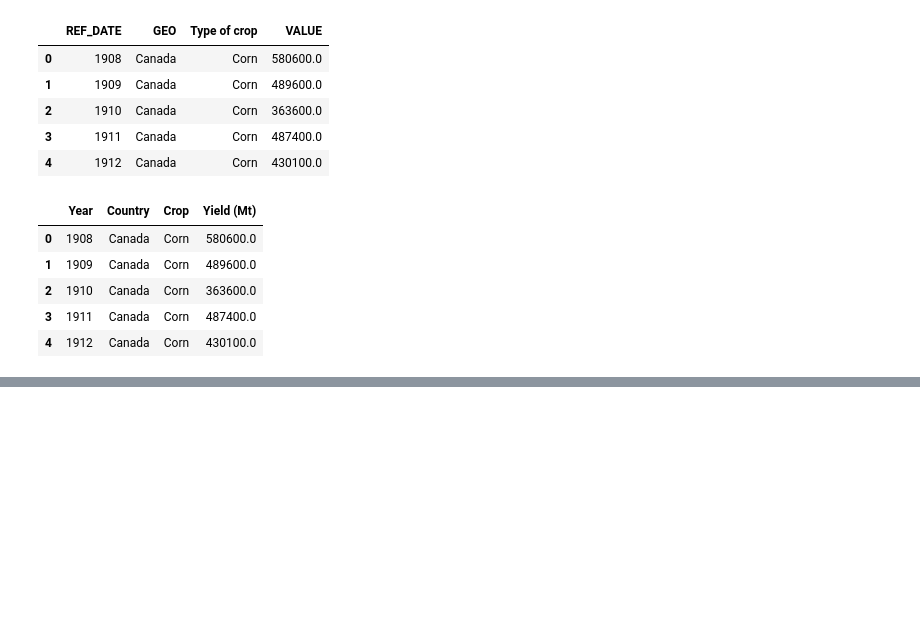
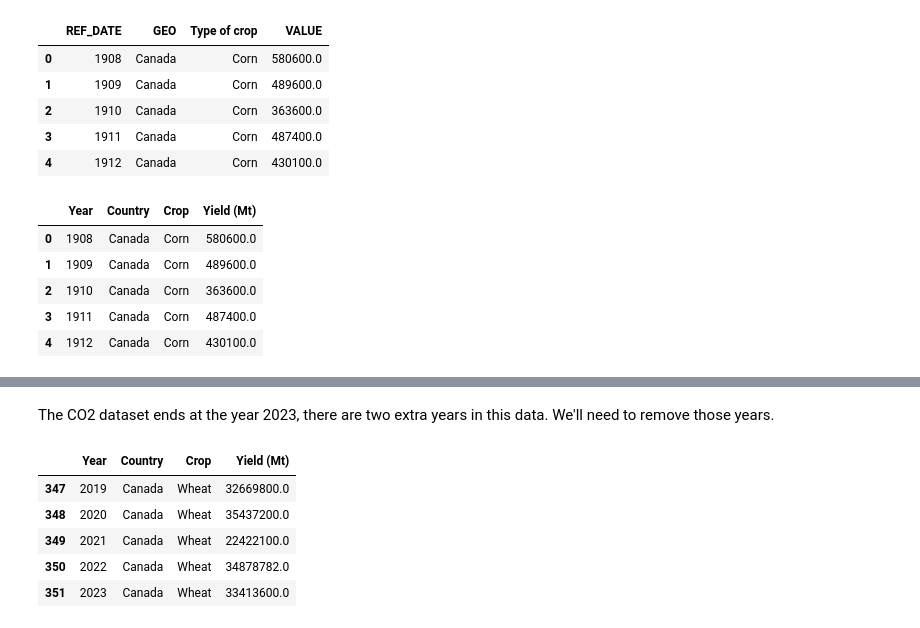
Before and after one commit to nickbartram/climate_agriculture_impact, a Jupyter notebook: crop_data.ipynb, the cells around one changed output, grey strips where cells are left out. Saved outputs shown, nothing was run; the diff lists cells and outputs as text; code cells hidden in the pictures; blank space fills up the shorter version.

```diff
--- a/crop_data.ipynb
+++ b/crop_data.ipynb
@@ -137,0 +155,14 @@ canada_crops_df.head()
+# %% [markdown]
+The CO2 dataset ends at the year 2023, there are two extra years in this data. We'll need to remove those years.
+# %%
+# Remove years after 2023
+pre_canada_crops_df = canada_crops_df[canada_crops_df['Year'] <= 2023]
+
+pre_canada_crops_df.tail()
+# %% [output]
+|  | Year | Country | Crop | Yield (Mt) |
+| 347 | 2019 | Canada | Wheat | 32669800.0 |
+| 348 | 2020 | Canada | Wheat | 35437200.0 |
+| 349 | 2021 | Canada | Wheat | 22422100.0 |
+| 350 | 2022 | Canada | Wheat | 34878782.0 |
+| 351 | 2023 | Canada | Wheat | 33413600.0 |
```
Also changed, not shown: parts of 13 cells of this notebook.
